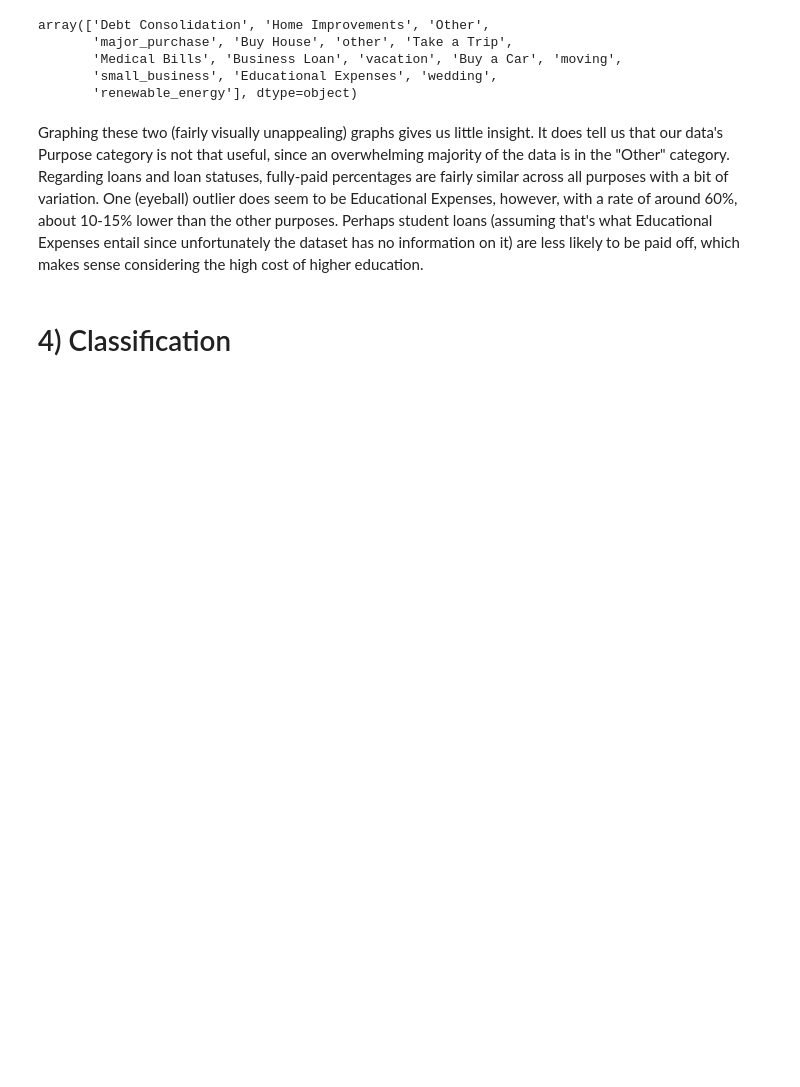
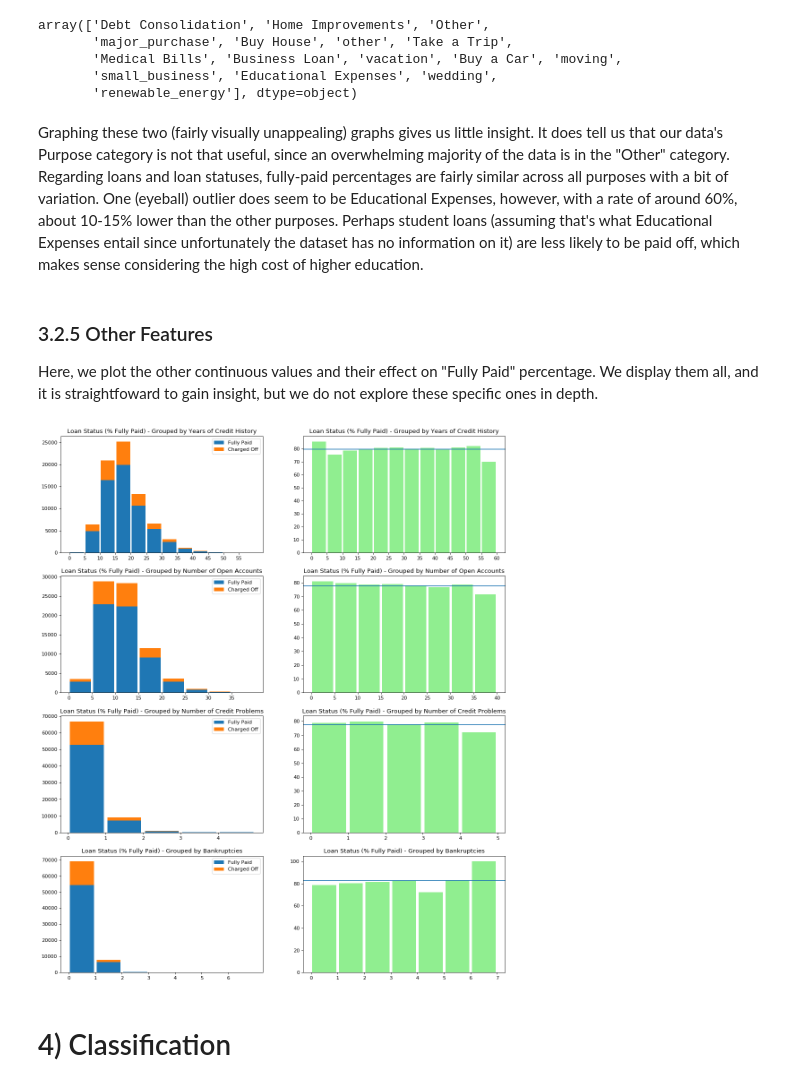
Before and after one commit to helloworld/loan-analysis, a Jupyter notebook: final-project.ipynb, the cells around one changed output. Saved outputs shown, nothing was run; the diff lists cells and outputs as text; code cells hidden in the pictures; blank space fills up the shorter version.

Commit message:
Other Charts

```diff
--- a/final-project.ipynb
+++ b/final-project.ipynb
@@ -430,6 +430,7 @@ bins = df["Purpose"].unique()
 Plot % Fully Paid grouped by Monthly Debt
 '''
 resize(y=8)
+column = "Purpose"
 percentages = [paid/total*100 for (paid, total) in zip(*values)]
 plt.axhline(y=np.mean(percentages))
 plt.bar(bins, percentages,color="lightgreen")
@@ -446,6 +447,54 @@ array(['Debt Consolidation', 'Home Improvements', 'Other',
        'renewable_energy'], dtype=object)
 # %% [markdown]
 Graphing these two (fairly visually unappealing) graphs gives us little insight. It does tell us that our data's Purpose category is not that useful, since an overwhelming majority of the data is in the "Other" category. Regarding loans and loan statuses, fully-paid percentages are fairly similar across all purposes with a bit of variation. One (eyeball) outlier does seem to be Educational Expenses, however, with a rate of around 60%, about 10-15% lower than the other purposes. Perhaps student loans (assuming that's what Educational Expenses entail since unfortunately the dataset has no information on it) are less likely to be paid off, which makes sense considering the high cost of higher education.
+# %% [markdown]
+### 3.2.5 Other Features
+
+Here, we plot the other continuous values and their effect on "Fully Paid" percentage. We display them all, and it is straightfoward to gain insight, but we do not explore these specific ones in depth.
+# %%
+fig = plt.figure(num=None, figsize=(16, 25), dpi=80, facecolor='w', edgecolor='k')
+
+
+charts = [
+    ("Years of Credit History", 0, 60, 5),
+    ("Number of Open Accounts", 0, 40, 5),
+    ("Number of Credit Problems", 0, 5, 1),
+    ("Bankruptcies", 0, 7, 1),
+]
+
+count = 0
+for c in charts:
+    column, min_value, max_value, binwidth = c
+
+    count += 1
+    ax = fig.add_subplot(5, 2, count)
+
+    values, bins, patches = plt.hist([df_paid[column],df_default[column]] ,
+             stacked=True, rwidth=0.9,
+             label=["Fully Paid", "Charged Off"],
+             bins=range(min_value, max_value + binwidth, binwidth))
+
+    ax.set_title("Loan Status (% Fully Paid) - Grouped by {0}".format(column))
+    ax.set_xticks(range(min_value,max_value, binwidth))
+    ax.legend(prop={'size':10})
+
+    '''
+    Plot % Fully Paid grouped by Monthly Debt
+    '''
+    count += 1
+    ax = fig.add_subplot(5, 2, count)
+    percentages = [paid/total*100 for (paid, total) in zip(*values)]
+    ax.axhline(y=np.mean(percentages))
+    width = 0.9 * binwidth
+    center = (bins[:-1] + bins[1:]) / 2
+    ax.bar(center, percentages, width=width ,color="lightgreen")
+    ax.set_title("Loan Status (% Fully Paid) - Grouped by {0}".format(column))
+    ax.set_xticks(bins)
+
+
+plt.show()
+# %% [output]
+[figure, added]
 # %% [markdown]
 # 4) Classification
 # %% [markdown]
```
Also changed, not shown: parts of 5 cells of this notebook, 1 other file.
